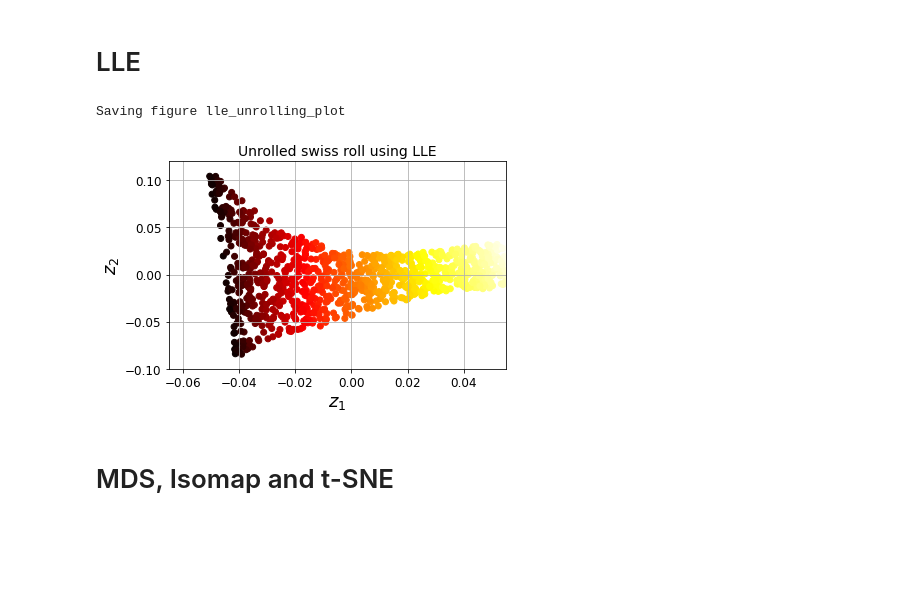
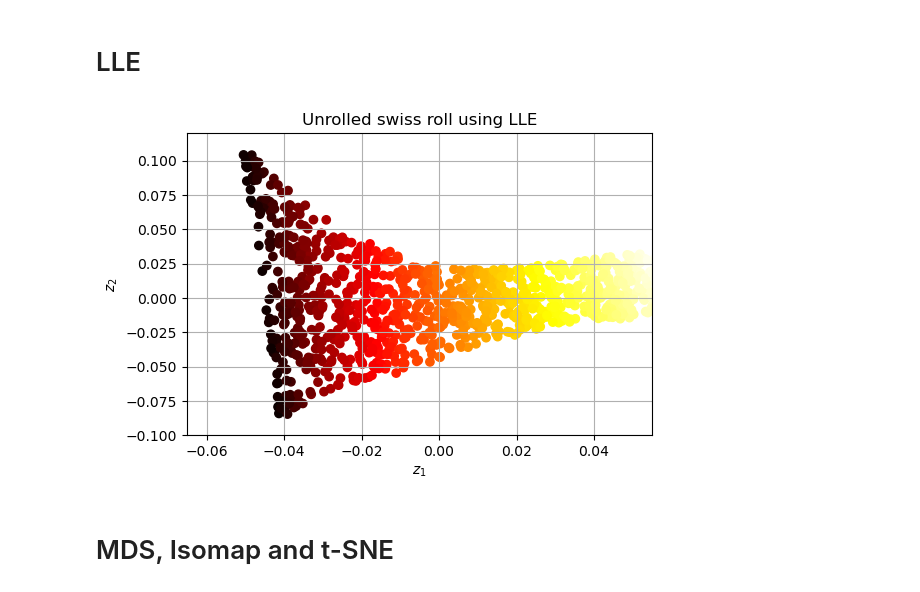
Before and after one commit to jy12060026ai/excss-stats, a Jupyter notebook: handson/08-dimensionality-reduction.ipynb, the cells around one changed output. Drawn from its saved outputs; the diff is of its cells as text; code cells hidden in the pictures; blank space fills up the shorter version.

```diff
--- a/handson/08-dimensionality-reduction.ipynb
+++ b/handson/08-dimensionality-reduction.ipynb
@@ -780,15 +789,16 @@ from sklearn.manifold import LocallyLinearEmbedding
 lle = LocallyLinearEmbedding(n_components=2, n_neighbors=10, random_state=42)
 X_reduced = lle.fit_transform(X)
 # %%
+_, ax = plt.subplots(figsize=(6, 4), dpi=100)
+
 ax.scatter(X_reduced[:, 0], X_reduced[:, 1], c=t, cmap=plt.cm.hot)
 ax.set(xlabel="$z_1$", ylabel="$z_2$", title="Unrolled swiss roll using LLE")
 ax.axis([-0.065, 0.055, -0.1, 0.12])
 ax.grid(1)
 
 plt.show()
 # %% [output]
-Saving figure lle_unrolling_plot
-[figure, old version]
+[figure, new version]
 # %% [markdown]
 # MDS, Isomap and t-SNE
 # %%
```
Also changed, not shown: parts of 52 cells of this notebook, 1 other file.
